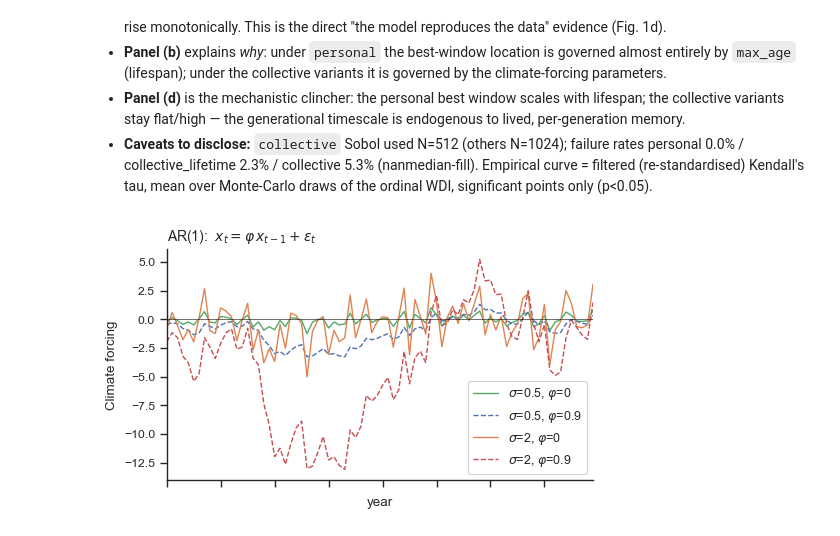
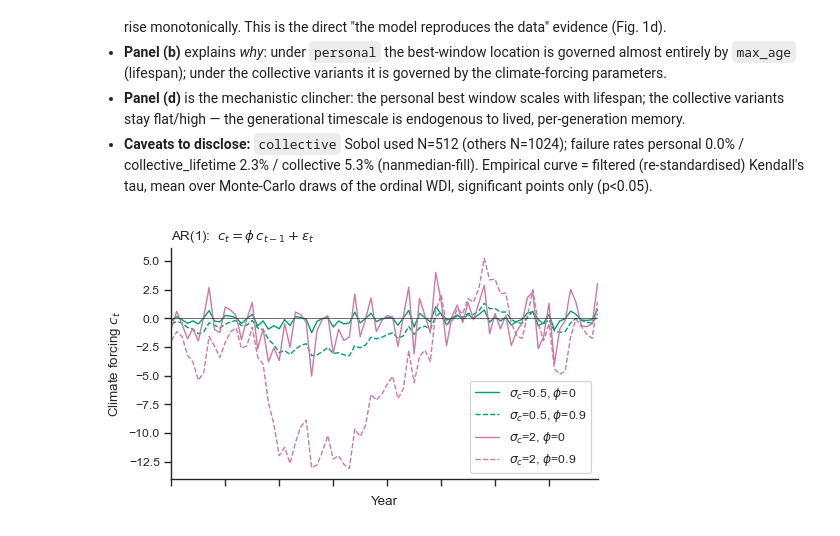
Before and after one commit to SongshGeo/shifting_baseline, a Jupyter notebook: reports/abm_mechanism.ipynb, the cells around one changed output. Drawn from its saved outputs; the diff is of its cells as text; code cells hidden in the pictures.

```diff
--- a/reports/abm_mechanism.ipynb
+++ b/reports/abm_mechanism.ipynb
@@ -214,6 +215,31 @@ for bl in ORDER:
     df = pd.read_csv(sobol_dirs[bl] / "raw_outputs.csv")
     raw[bl] = df[df["status"] == "ok"] if "status" in df else df
     print(f"{bl:22s} ok samples={len(raw[bl])}")
+
+# Bootstrap distribution of S_T (panel d dot plot): rerun SALib on the same
+# de-duplicated, sample-ordered outputs with the run's seed and keep the 100
+# resamples — the ST / ST_conf above are reproduced exactly.
+import json
+
+from SALib.analyze import sobol as sobol_analyze
+
+st_boot = {}
+for bl in ("personal", "collective"):  # panel d shows H1 / H2 only
+    prob = json.loads((sobol_dirs[bl] / "problem.json").read_text())
+    problem = {k: prob[k] for k in ("num_vars", "names", "bounds")}
+    y = (
+        pd.read_csv(sobol_dirs[bl] / "raw_outputs.csv")
+        .drop_duplicates("sample_idx", keep="last")
+        .sort_values("sample_idx")["peak_window_mean"]
+        .to_numpy(float)
+    )
+    y = np.where(np.isnan(y), np.nanmedian(y), y)  # same fill as sensitivity.py
+    si = sobol_analyze.analyze(
+        problem, y, calc_second_order=False, seed=prob["seed"], keep_resamples=True
+    )
+    assert np.allclose(si["ST"], st[bl].reindex(prob["names"]).values)
+    st_boot[bl] = pd.DataFrame(si["ST_conf_all"], columns=prob["names"])[PARAM_ORDER]
+    print(f"{bl:22s} bootstrap resamples: {len(st_boot[bl])}")
 # %% [output]
 sobol dirs:
   personal               -> 20260504-201712-sobol-personal
@@ -461,44 +489,44 @@ from shifting_baseline.climate_forcing import generate
 @with_axes(figsize=(5.5, 3))
 def plot_ar1_corners(N, ax=None):
     years = np.arange(N)
     # (sigma, phi, color, linestyle)
     corners = [
-        (0.5, 0.0, "#55A868", "-"),
-        (0.5, 0.9, "#4C72B0", "--"),
-        (2.0, 0.0, "#DD8452", "-"),
-        (2.0, 0.9, "#C44E52", "--"),
+        # Okabe–Ito 色盲友好配色：颜色区分 σ_c，线型区分 φ（避开 H1/H2 的红/蓝）
+        (0.5, 0.0, "#009E73", "-"),
+        (0.5, 0.9, "#009E73", "--"),
+        (2.0, 0.0, "#CC79A7", "-"),
+        (2.0, 0.9, "#CC79A7", "--"),
     ]
     for sig, phi, color, ls in corners:
         x = generate("ar1", N, sigma=sig, phi=phi, rng=np.random.default_rng(7))
         ax.plot(
             years,
             x,
             ls=ls,
             lw=1,
             color=color,
-            label=rf"$\sigma$={sig:g}, $\varphi$={phi:g}",
+            label=rf"$\sigma_c$={sig:g}, $\phi$={phi:g}",
         )
 
     ax.axhline(0, color="black", lw=0.4)
     ax.set_xlim(0, N - 1)
     ax.set_xticklabels([])
-    ax.set_xlabel("year")
-    ax.set_ylabel("Climate forcing")
+    ax.set_xlabel("Year")
+    ax.set_ylabel("Climate forcing $c_t$")
     ax.set_title(
-        r"AR(1):  $x_t = \varphi\, x_{t-1} + \varepsilon_t$",
+        r"AR(1):  $c_t = \phi\, c_{t-1} + \varepsilon_t$",
         loc="left",
-        fontsize=10,
     )
-    ax.legend(fontsize=9, framealpha=0.9, ncol=1, loc="lower right")
+    ax.legend(framealpha=0.9, ncol=1, loc="lower right")
     ax.spines["top"].set_visible(False)
     ax.spines["right"].set_visible(False)
     return ax
 
 
 plot_ar1_corners(80)
 plt.show()
 # %% [output]
-[figure, old version]
+[figure, new version]
 # %%
 # Compact 2-panel figure: H1 vs H2 only (drop collective_lifetime control)
 PLOT_ORDER = ["personal", "collective"]
```
Also changed, not shown: parts of 4 cells of this notebook, 2 other files.
